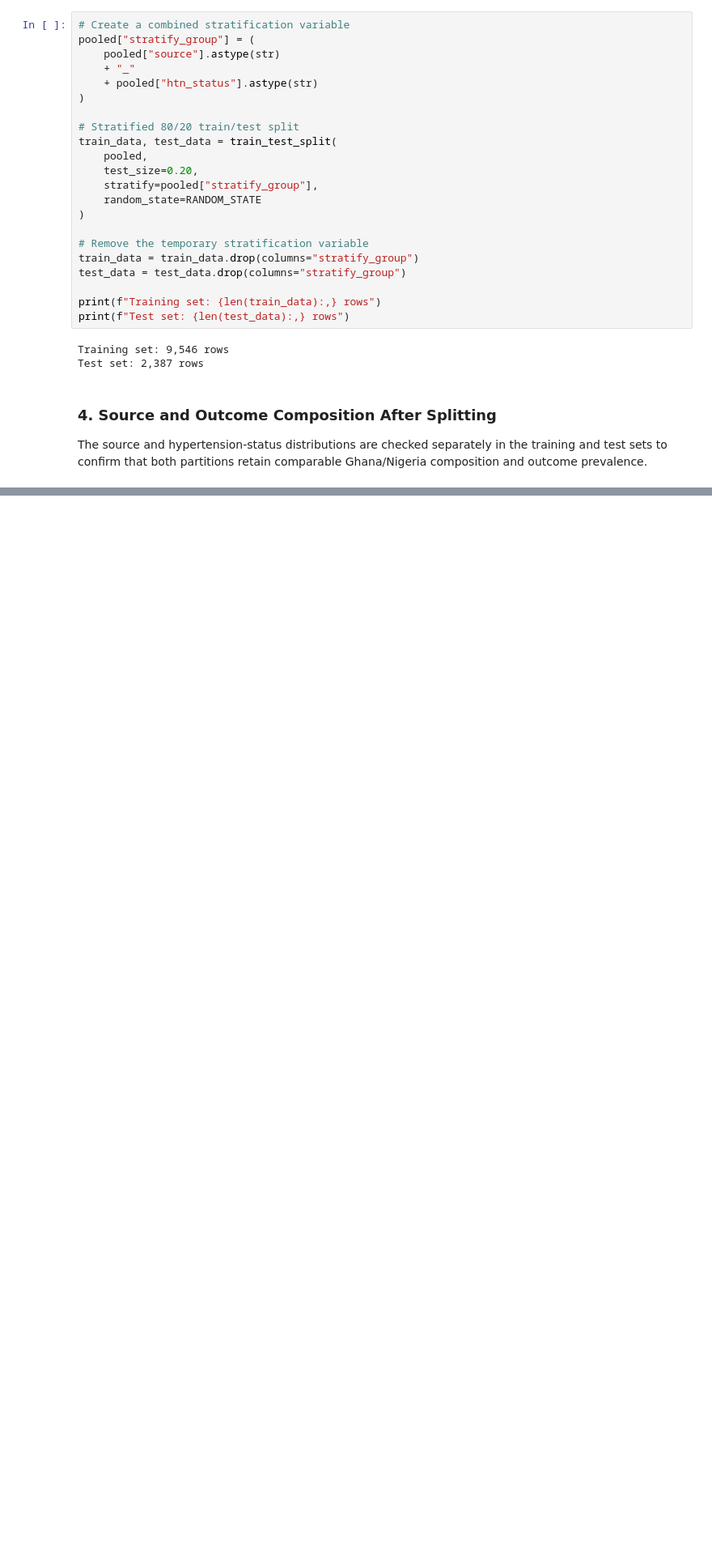
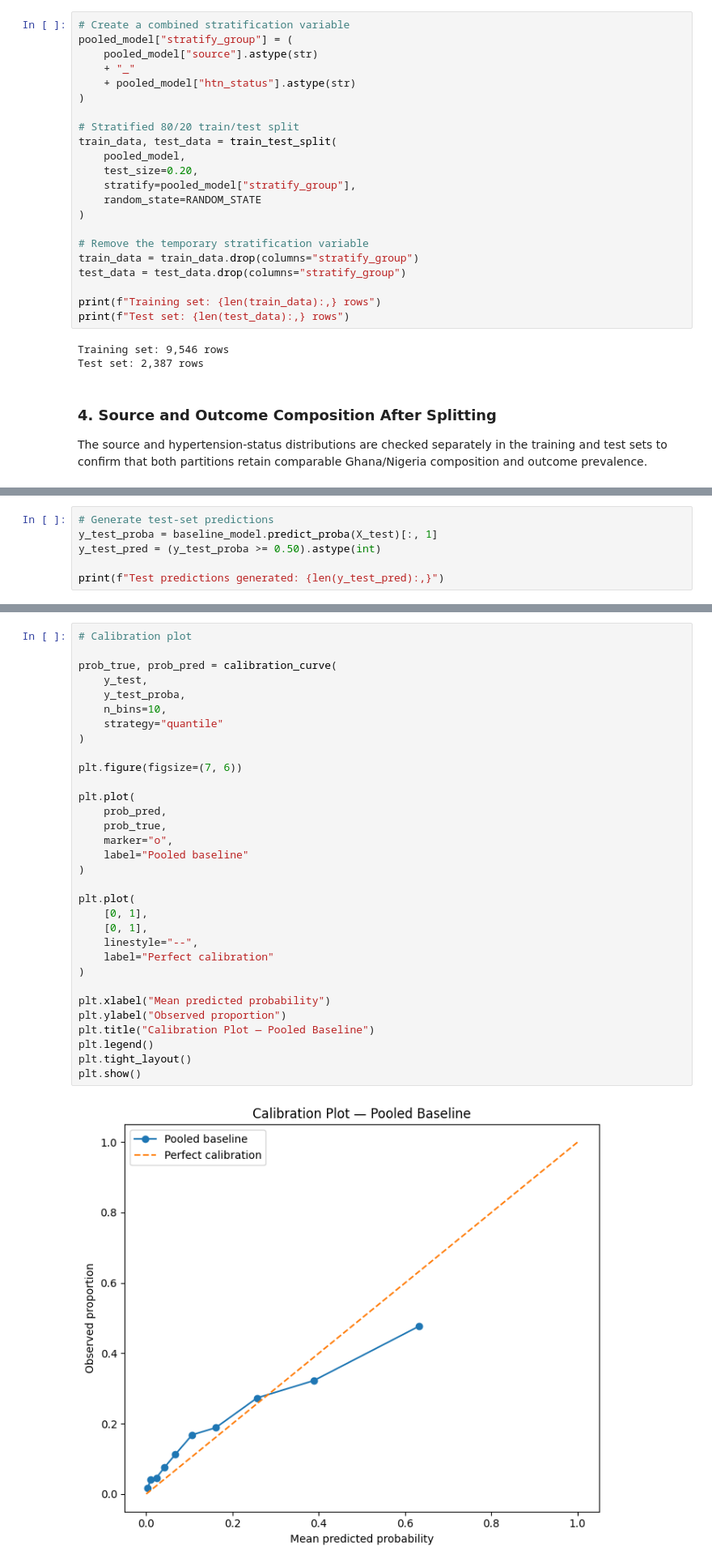
Before and after one commit to Phawazz/HyperSense, a Jupyter notebook: HyperSense v1.2/02_regional_adaptatbility.ipynb, the cells around one changed output, grey strips where cells are left out. Shown at 81% size. Cells and saved outputs as stored; diff of their text form; blank space fills up the shorter version.

Commit message:
feat: build and evaluate pooled regional baseline model

```diff
--- a/HyperSense v1.2/02_regional_adaptatbility.ipynb
+++ b/HyperSense v1.2/02_regional_adaptatbility.ipynb
@@ -252,17 +303,17 @@ Name: htn_status, dtype: float64
 The pooled dataset is split into training and test sets using an 80/20 stratified split. Stratification is performed jointly on data source and hypertension status to preserve the Ghana/Nigeria composition and outcome distribution across both partitions.
 # %%
 # Create a combined stratification variable
-pooled["stratify_group"] = (
-    pooled["source"].astype(str)
+pooled_model["stratify_group"] = (
+    pooled_model["source"].astype(str)
     + "_"
-    + pooled["htn_status"].astype(str)
+    + pooled_model["htn_status"].astype(str)
 )
 
 # Stratified 80/20 train/test split
 train_data, test_data = train_test_split(
-    pooled,
+    pooled_model,
     test_size=0.20,
-    stratify=pooled["stratify_group"],
+    stratify=pooled_model["stratify_group"],
     random_state=RANDOM_STATE
 )
 
@@ -354,0 +497,6 @@ Name: prevalence_percent, dtype: float64
+# %%
+# Generate test-set predictions
+y_test_proba = baseline_model.predict_proba(X_test)[:, 1]
+y_test_pred = (y_test_proba >= 0.50).astype(int)
+
+print(f"Test predictions generated: {len(y_test_pred):,}")
@@ -354,0 +575,34 @@ Name: prevalence_percent, dtype: float64
+# %%
+# Calibration plot
+
+prob_true, prob_pred = calibration_curve(
+    y_test,
+    y_test_proba,
+    n_bins=10,
+    strategy="quantile"
+)
+
+plt.figure(figsize=(7, 6))
+
+plt.plot(
+    prob_pred,
+    prob_true,
+    marker="o",
+    label="Pooled baseline"
+)
+
+plt.plot(
+    [0, 1],
+    [0, 1],
+    linestyle="--",
+    label="Perfect calibration"
+)
+
+plt.xlabel("Mean predicted probability")
+plt.ylabel("Observed proportion")
+plt.title("Calibration Plot — Pooled Baseline")
+plt.legend()
+plt.tight_layout()
+plt.show()
+# %% [output]
+[figure, added]
```
Also changed, not shown: parts of 14 cells of this notebook.
